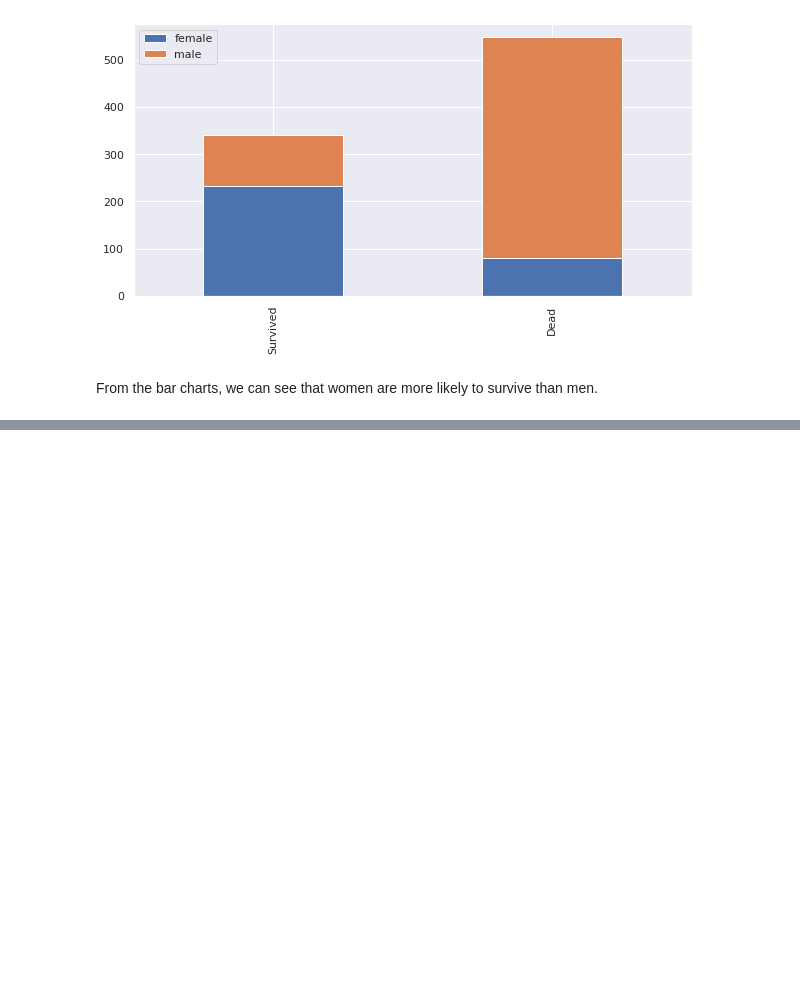
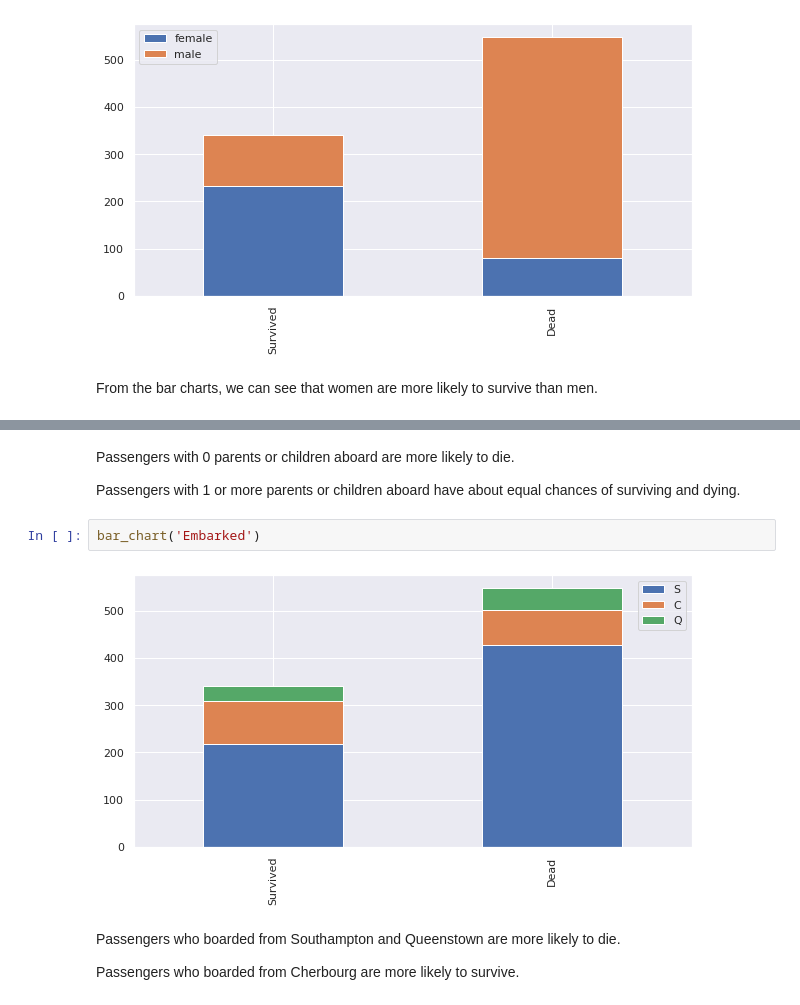
Before and after one commit to ikikika/data_science, a Jupyter notebook: titanic-kaggle/titanic_kaggle.ipynb, the cells around one changed output, grey strips where cells are left out. Saved outputs shown, nothing was run; the diff lists cells and outputs as text; blank space fills up the shorter version.

```diff
--- a/titanic-kaggle/titanic_kaggle.ipynb
+++ b/titanic-kaggle/titanic_kaggle.ipynb
@@ -115,0 +136,12 @@ From the bar charts, we can see that women are more likely to survive than men.
+# %% [markdown]
+Passengers with 0 parents or children aboard are more likely to die.
+
+Passengers with 1 or more parents or children aboard have about equal chances of surviving and dying.
+# %%
+bar_chart('Embarked')
+# %% [output]
+[figure, added]
+# %% [markdown]
+Passengers who boarded from Southampton and Queenstown are more likely to die.
+
+Passengers who boarded from Cherbourg are more likely to survive.
```
Also changed, not shown: parts of 5 cells of this notebook.
